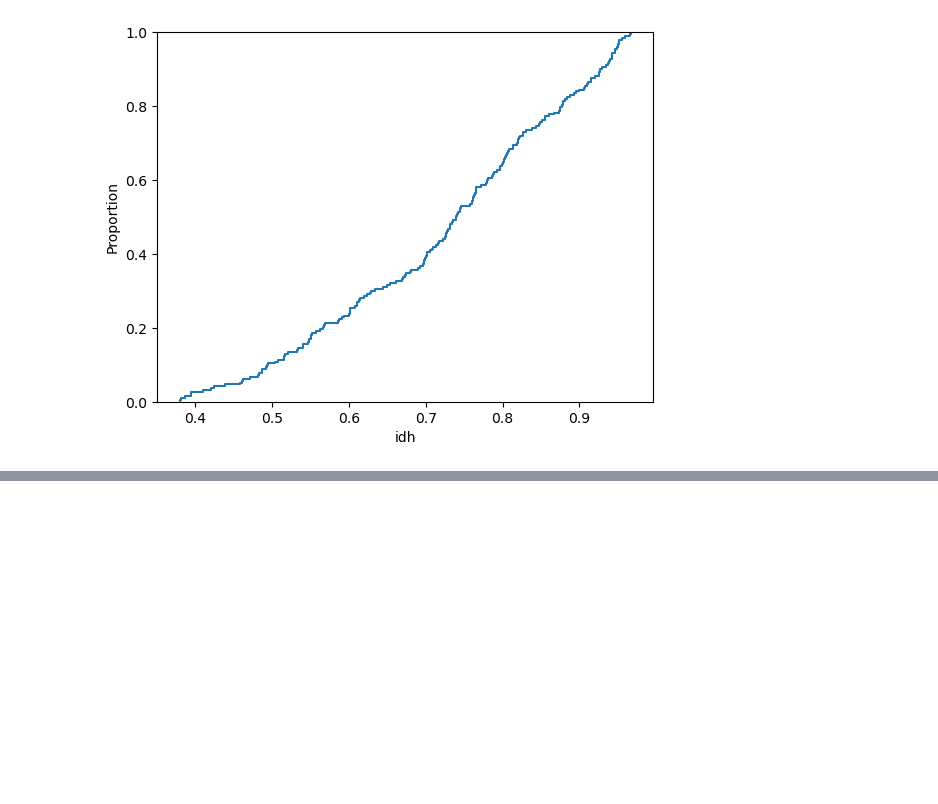
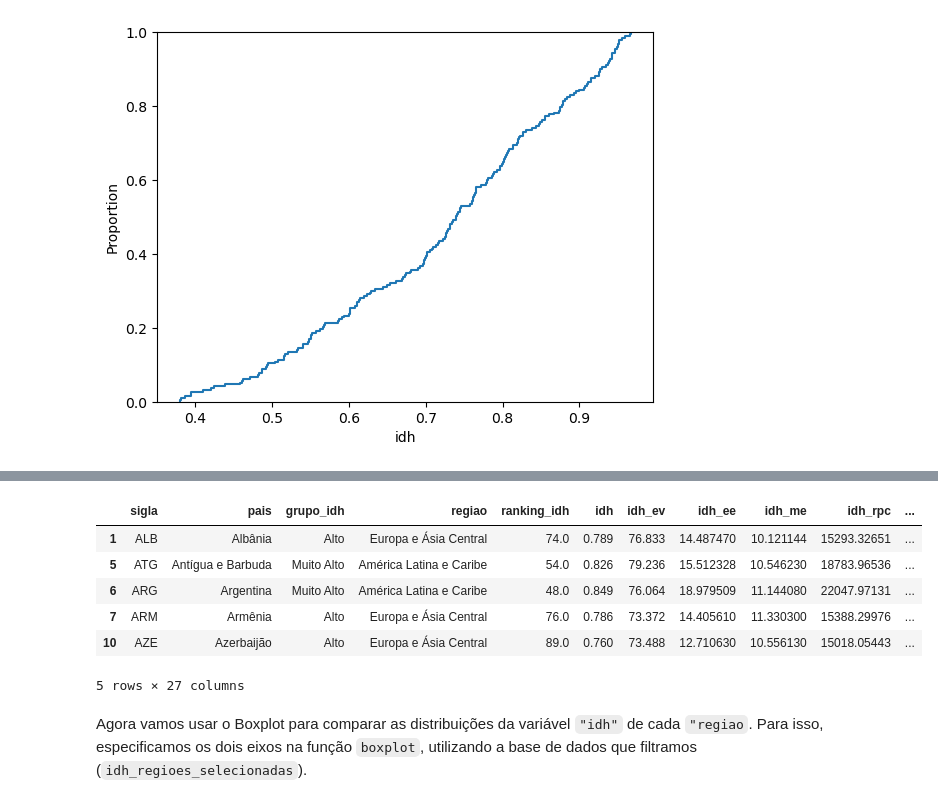
Before and after one commit to lthevenard/curso_prog, a Jupyter notebook: assets/_hidden/apostila_capitulo_5.ipynb, the cells around one changed output, grey strips where cells are left out. Cells and saved outputs as stored; diff of their text form; code cells hidden in the pictures; blank space fills up the shorter version.

```diff
--- a/assets/_hidden/apostila_capitulo_5.ipynb
+++ b/assets/_hidden/apostila_capitulo_5.ipynb
@@ -157 +152,17 @@ sns.kdeplot(x="idh", data=df)
+# %%
+regioes_selecionadas = ["América Latina e Caribe", "Europa e Ásia Central"]
+
+idh_regioes_selecionadas = idh_2022.query("regiao in @regioes_selecionadas")
+
+idh_regioes_selecionadas.head()
+# %% [output]
+|  | sigla | pais | grupo_idh | regiao | ranking_idh | idh | idh_ev | idh_ee | idh_me | idh_rpc | ... |
+| 1 | ALB | Albânia | Alto | Europa e Ásia Central | 74.0 | 0.789 | 76.833 | 14.487470 | 10.121144 | 15293.32651 | ... |
+| 5 | ATG | Antígua e Barbuda | Muito Alto | América Latina e Caribe | 54.0 | 0.826 | 79.236 | 15.512328 | 10.546230 | 18783.96536 | ... |
+| 6 | ARG | Argentina | Muito Alto | América Latina e Caribe | 48.0 | 0.849 | 76.064 | 18.979509 | 11.144080 | 22047.97131 | ... |
+| 7 | ARM | Armênia | Alto | Europa e Ásia Central | 76.0 | 0.786 | 73.372 | 14.405610 | 11.330300 | 15388.29976 | ... |
+| 10 | AZE | Azerbaijão | Alto | Europa e Ásia Central | 89.0 | 0.760 | 73.488 | 12.710630 | 10.556130 | 15018.05443 | ... |
+5 rows × 27 columns
+# %% [markdown]
+Agora vamos usar o Boxplot para comparar as distribuições da variável `"idh"` de cada `"regiao`. Para isso, especificamos os dois eixos na função `boxplot`, utilizando a base de dados que filtramos (`idh_regioes_selecionadas`).
 # %%
```
Also changed, not shown: parts of 23 cells of this notebook.
